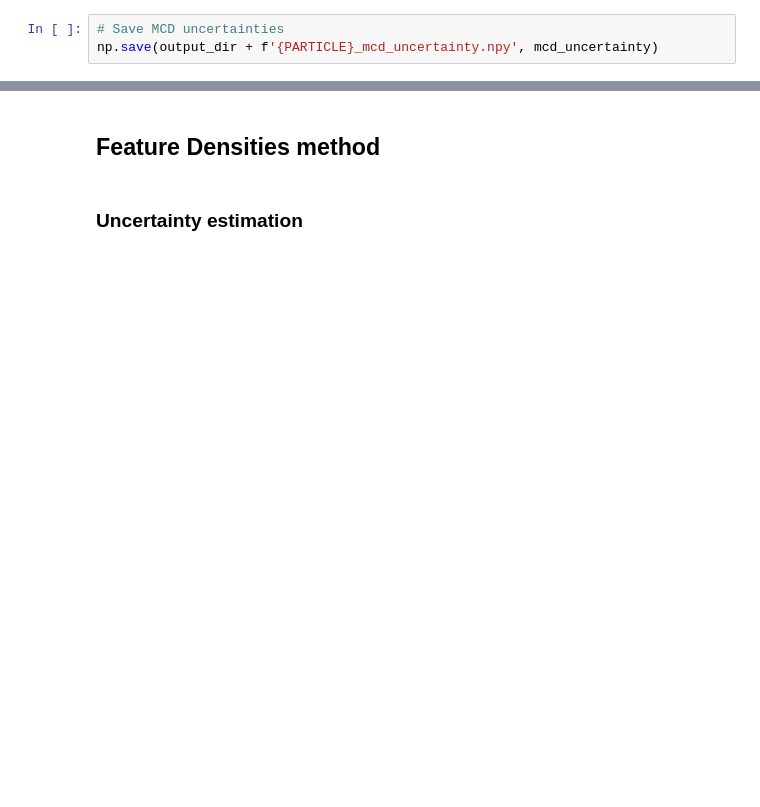
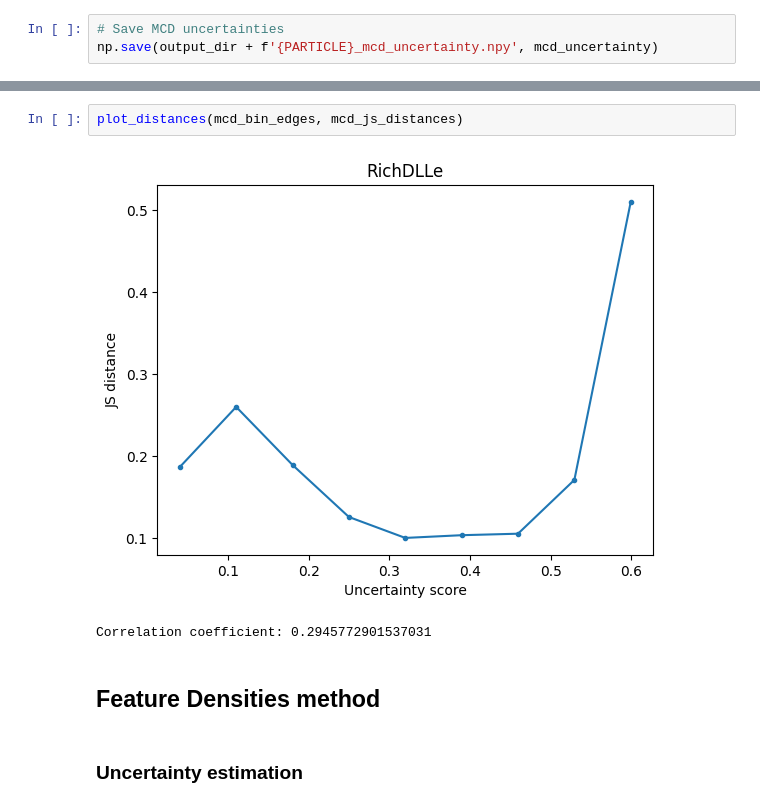
Before and after one commit to evillag/uncertainty_gan, a Jupyter notebook: TestBench.ipynb, the cells around one changed output, grey strips where cells are left out. Cells and saved outputs as stored; diff of their text form; blank space fills up the shorter version.

```diff
--- a/TestBench.ipynb
+++ b/TestBench.ipynb
@@ -212,3 +294,8 @@ np.save(output_dir + f'{PARTICLE}_mcd_uncertainty.npy', mcd_uncertainty)
+# %%
+plot_distances(mcd_bin_edges, mcd_js_distances)
+# %% [output]
+[figure, added]
+Correlation coefficient: 0.2945772901537031
 # %% [markdown]
 ## Feature Densities method
 # %% [markdown]
```
Also changed, not shown: parts of 22 cells of this notebook.
